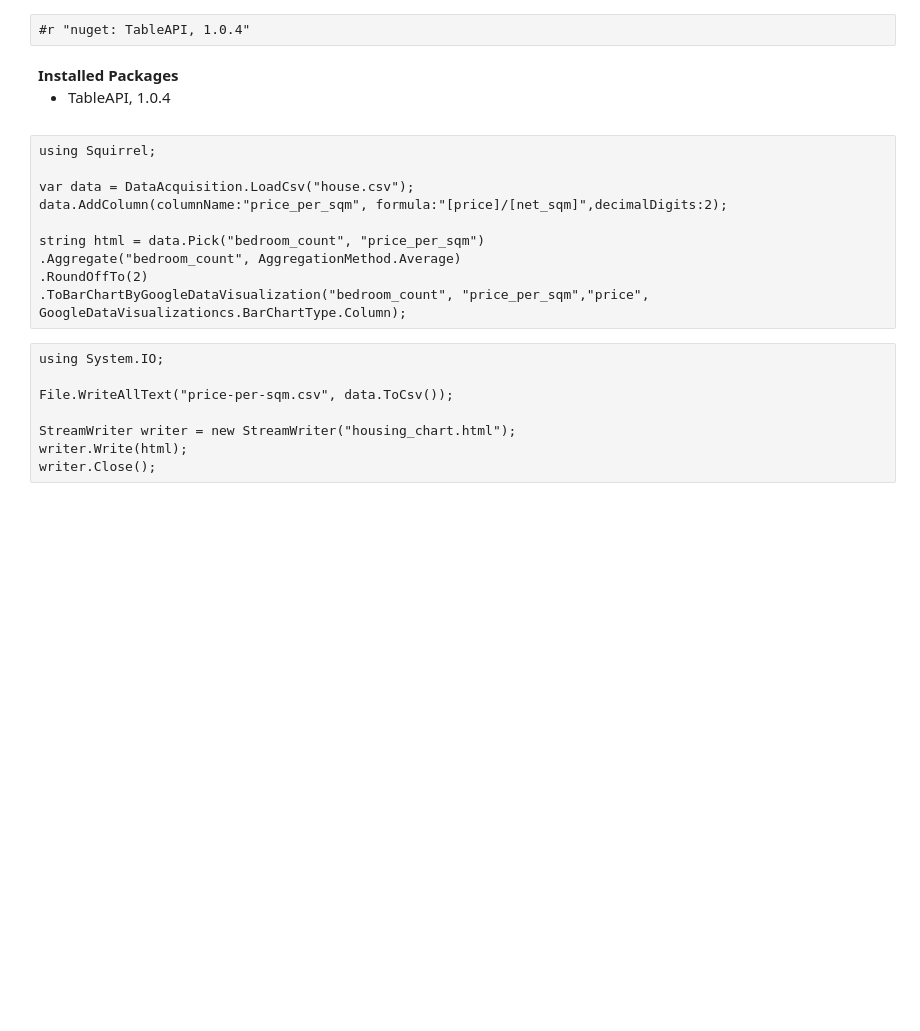
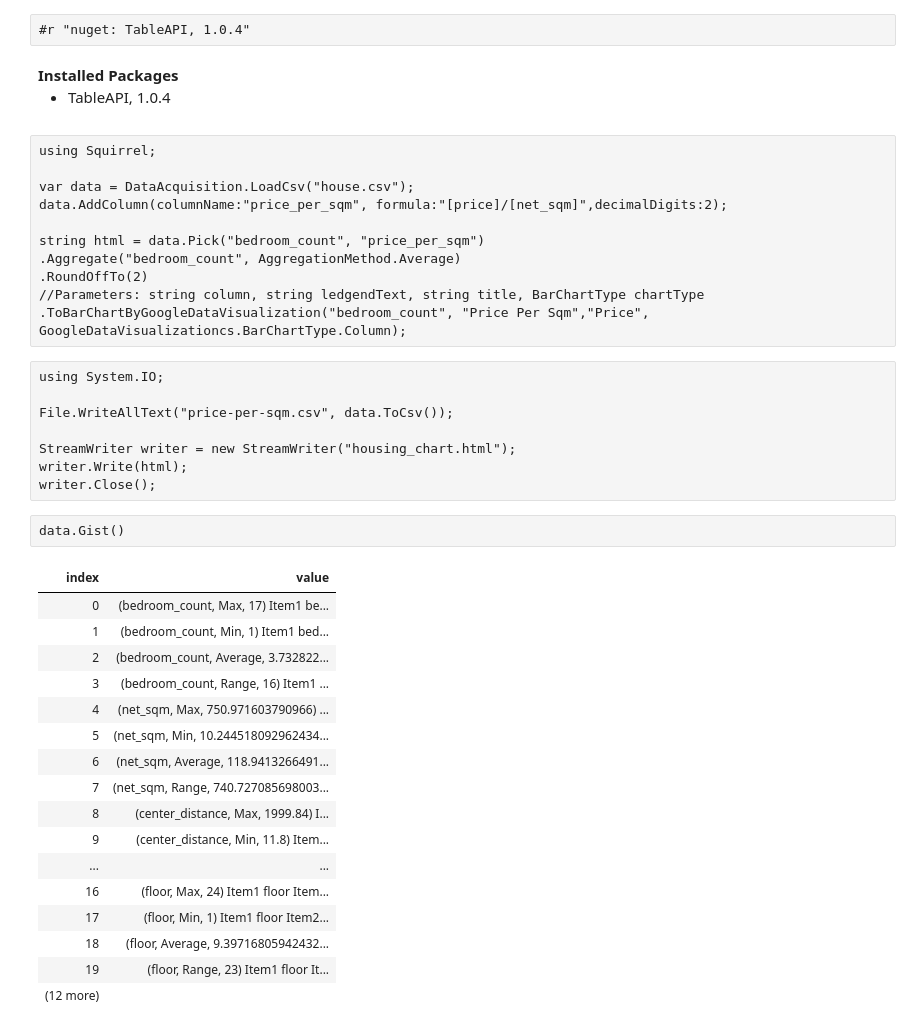
Before and after one commit to bradjolicoeur/squirrel-poc, a Jupyter notebook: notebook/housing-notebook.ipynb, the cells around one changed output. Drawn from its saved outputs; the diff is of its cells as text; blank space fills up the shorter version.

```diff
--- a/notebook/housing-notebook.ipynb
+++ b/notebook/housing-notebook.ipynb
@@ -12,7 +12,8 @@ data.AddColumn(columnName:"price_per_sqm", formula:"[price]/[net_sqm]",decimalDi
 string html = data.Pick("bedroom_count", "price_per_sqm")
 .Aggregate("bedroom_count", AggregationMethod.Average)
 .RoundOffTo(2)
-.ToBarChartByGoogleDataVisualization("bedroom_count", "price_per_sqm","price", GoogleDataVisualizationcs.BarChartType.Column);
+//Parameters: string column, string ledgendText, string title, BarChartType chartType
+.ToBarChartByGoogleDataVisualization("bedroom_count", "Price Per Sqm","Price", GoogleDataVisualizationcs.BarChartType.Column);
 # %%
 using System.IO;
 
@@ -21,4 +22,24 @@ File.WriteAllText("price-per-sqm.csv", data.ToCsv());
 StreamWriter writer = new StreamWriter("housing_chart.html");
 writer.Write(html);
 writer.Close();
+# %%
+data.Gist()
+# %% [output]
+| index | value |
+| 0 | (bedroom_count, Max, 17) Item1 be... |
+| 1 | (bedroom_count, Min, 1) Item1 bed... |
+| 2 | (bedroom_count, Average, 3.732822... |
+| 3 | (bedroom_count, Range, 16) Item1 ... |
+| 4 | (net_sqm, Max, 750.971603790966) ... |
+| 5 | (net_sqm, Min, 10.244518092962434... |
+| 6 | (net_sqm, Average, 118.9413266491... |
+| 7 | (net_sqm, Range, 740.727085698003... |
+| 8 | (center_distance, Max, 1999.84) I... |
+| 9 | (center_distance, Min, 11.8) Item... |
+| ... | ... |
+| 16 | (floor, Max, 24) Item1 floor Item... |
+| 17 | (floor, Min, 1) Item1 floor Item2... |
+| 18 | (floor, Average, 9.39716805942432... |
+| 19 | (floor, Range, 23) Item1 floor It... |
+| (12 more) |  |
 # %%
```
Also changed, not shown: parts of 1 cell of this notebook, 1 other file.
